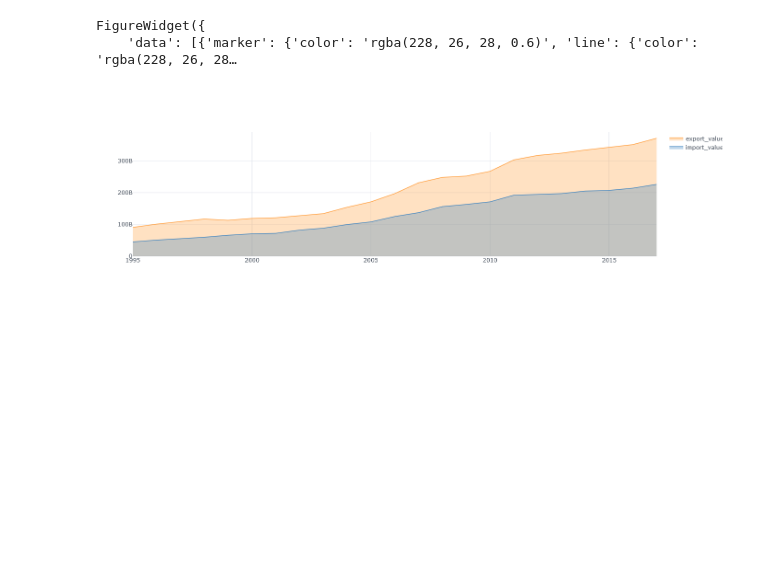
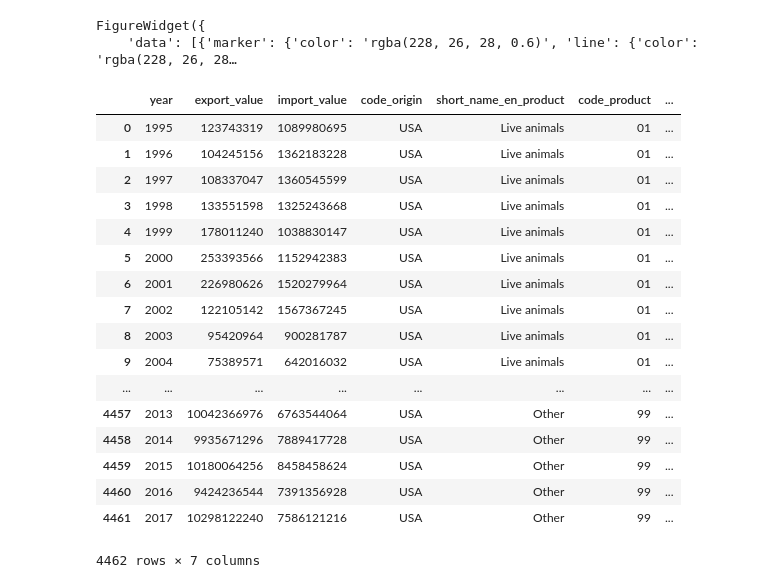
Before and after one commit to iyedg/trade_analysis, a Jupyter notebook: notebooks/plots.ipynb, the cells around one changed output. Saved outputs shown, nothing was run; the diff lists cells and outputs as text; code cells hidden in the pictures; blank space fills up the shorter version.

```diff
--- a/notebooks/plots.ipynb
+++ b/notebooks/plots.ipynb
@@ -180,6 +160,10 @@ def merge_with_countries(df):
         left_on="location_id", right=countries[["index", "code"]], right_on="index"
     ).drop(columns=["location_id", "index"])
 
+def merge_with_partner_countries(df):
+    return df.merge(
+        left_on="partner_id", right=countries[["index", "code"]], right_on="index", suffixes=("_origin", "_destination")
+    ).drop(columns=["partner_id", "index"])
 
 def merge_with_products(df):
     return df.merge(
@@ -188,9 +172,26 @@ def merge_with_products(df):
         right_on="index",
         suffixes=("", "_product"),
     ).drop(columns=["index", "product_id"]).rename(columns={"name_short_en": "short_name_en_product"})
-# %%
-us_trade_year_chapter.pipe(merge_with_countries).pipe(merge_with_products).pipe(
-    lambda df: df.loc[df.code_product == "ict"]
-).iplot(kind="scatter", x="year", y=["export_value", "import_value"], fill=True)
-# %% [output]
-[figure, removed]
+# %%
+us_trade_year_partner_chapter.pipe(merge_with_countries).pipe(merge_with_products).pipe(
+    merge_with_partner_countries
+)
+# %% [output]
+|  | year | export_value | import_value | code_origin | short_name_en_product | code_product | ... |
+| 0 | 1995 | 123743319 | 1089980695 | USA | Live animals | 01 | ... |
+| 1 | 1996 | 104245156 | 1362183228 | USA | Live animals | 01 | ... |
+| 2 | 1997 | 108337047 | 1360545599 | USA | Live animals | 01 | ... |
+| 3 | 1998 | 133551598 | 1325243668 | USA | Live animals | 01 | ... |
+| 4 | 1999 | 178011240 | 1038830147 | USA | Live animals | 01 | ... |
+| 5 | 2000 | 253393566 | 1152942383 | USA | Live animals | 01 | ... |
+| 6 | 2001 | 226980626 | 1520279964 | USA | Live animals | 01 | ... |
+| 7 | 2002 | 122105142 | 1567367245 | USA | Live animals | 01 | ... |
+| 8 | 2003 | 95420964 | 900281787 | USA | Live animals | 01 | ... |
+| 9 | 2004 | 75389571 | 642016032 | USA | Live animals | 01 | ... |
+| ... | ... | ... | ... | ... | ... | ... | ... |
+| 4457 | 2013 | 10042366976 | 6763544064 | USA | Other | 99 | ... |
+| 4458 | 2014 | 9935671296 | 7889417728 | USA | Other | 99 | ... |
+| 4459 | 2015 | 10180064256 | 8458458624 | USA | Other | 99 | ... |
+| 4460 | 2016 | 9424236544 | 7391356928 | USA | Other | 99 | ... |
+| 4461 | 2017 | 10298122240 | 7586121216 | USA | Other | 99 | ... |
+4462 rows × 7 columns
```
Also changed, not shown: parts of 5 cells of this notebook, 2 other files.
